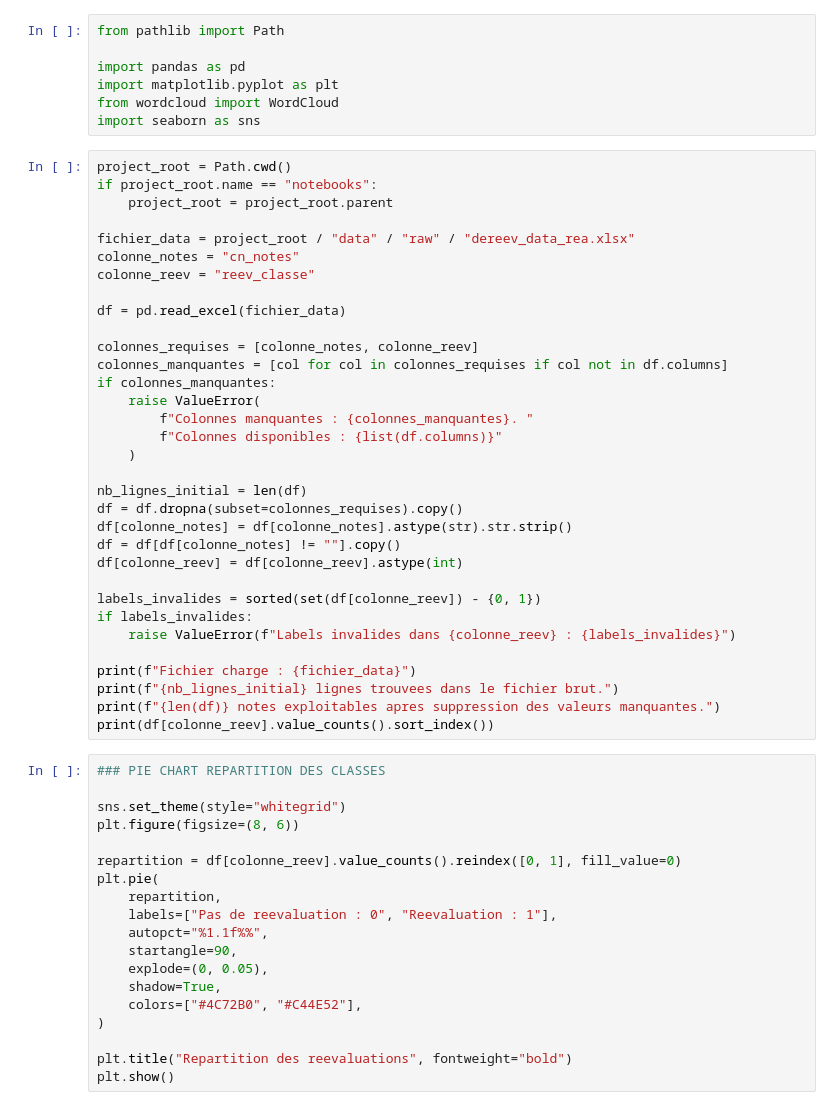
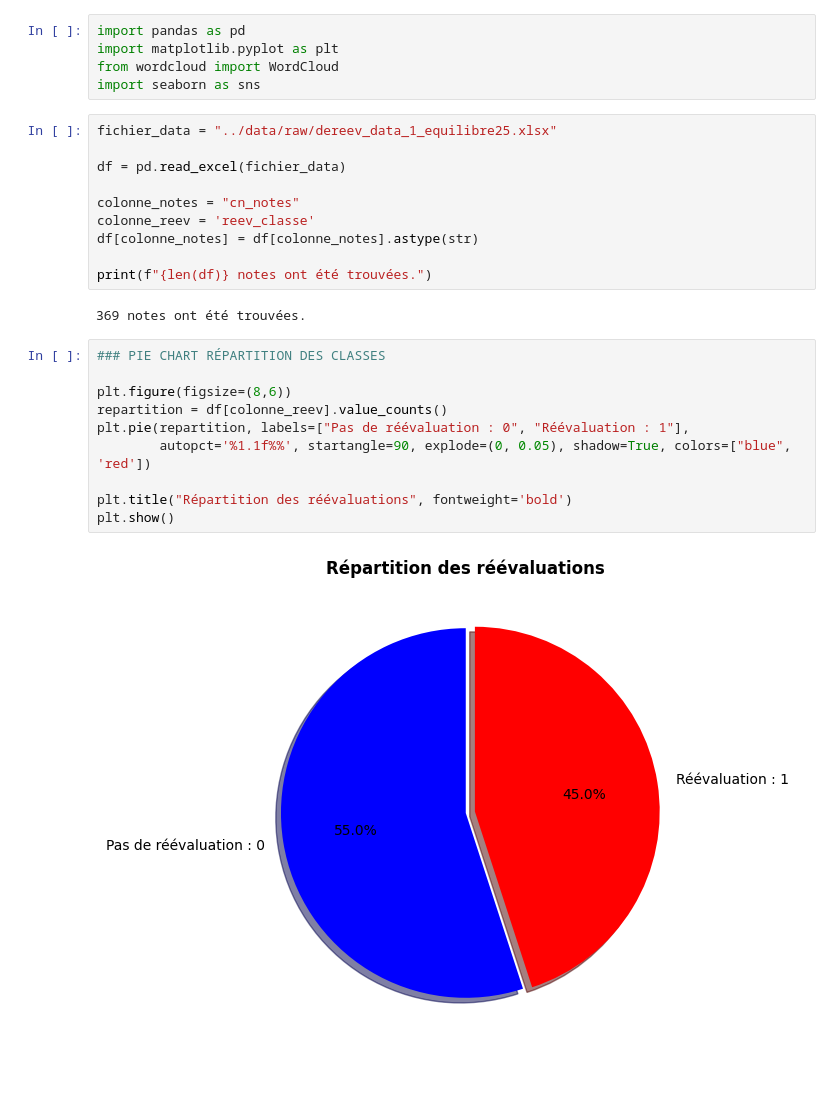
Before and after one commit to roniybaykar/projet-dereev, a Jupyter notebook: notebooks/eda.ipynb, the cells around one changed output. Cells and saved outputs as stored; diff of their text form; blank space fills up the shorter version.

```diff
--- a/notebooks/eda.ipynb
+++ b/notebooks/eda.ipynb
@@ -1,61 +1,31 @@
 # %%
-from pathlib import Path
-
 import pandas as pd
 import matplotlib.pyplot as plt
 from wordcloud import WordCloud
 import seaborn as sns
-# %%
-project_root = Path.cwd()
-if project_root.name == "notebooks":
-    project_root = project_root.parent
-
-fichier_data = project_root / "data" / "raw" / "dereev_data_rea.xlsx"
-colonne_notes = "cn_notes"
-colonne_reev = "reev_classe"
-
-df = pd.read_excel(fichier_data)
-
-colonnes_requises = [colonne_notes, colonne_reev]
-colonnes_manquantes = [col for col in colonnes_requises if col not in df.columns]
-if colonnes_manquantes:
-    raise ValueError(
-        f"Colonnes manquantes : {colonnes_manquantes}. "
-        f"Colonnes disponibles : {list(df.columns)}"
-    )
-
-nb_lignes_initial = len(df)
-df = df.dropna(subset=colonnes_requises).copy()
-df[colonne_notes] = df[colonne_notes].astype(str).str.strip()
-df = df[df[colonne_notes] != ""].copy()
-df[colonne_reev] = df[colonne_reev].astype(int)
-
-labels_invalides = sorted(set(df[colonne_reev]) - {0, 1})
-if labels_invalides:
-    raise ValueError(f"Labels invalides dans {colonne_reev} : {labels_invalides}")
-
-print(f"Fichier charge : {fichier_data}")
-print(f"{nb_lignes_initial} lignes trouvees dans le fichier brut.")
-print(f"{len(df)} notes exploitables apres suppression des valeurs manquantes.")
-print(df[colonne_reev].value_counts().sort_index())
+# %%
+fichier_data = "../data/raw/dereev_data_1_equilibre25.xlsx"
+
+df = pd.read_excel(fichier_data)
+
+colonne_notes = "cn_notes"
+colonne_reev = 'reev_classe'
+df[colonne_notes] = df[colonne_notes].astype(str)
+
+print(f"{len(df)} notes ont été trouvées.")
+# %% [output]
+369 notes ont été trouvées.
 # %%
-### PIE CHART REPARTITION DES CLASSES
+### PIE CHART RÉPARTITION DES CLASSES
 
-sns.set_theme(style="whitegrid")
-plt.figure(figsize=(8, 6))
+plt.figure(figsize=(8,6))
+repartition = df[colonne_reev].value_counts()
+plt.pie(repartition, labels=["Pas de réévaluation : 0", "Réévaluation : 1"],
+        autopct='%1.1f%%', startangle=90, explode=(0, 0.05), shadow=True, colors=["blue", 'red'])
 
-repartition = df[colonne_reev].value_counts().reindex([0, 1], fill_value=0)
-plt.pie(
-    repartition,
-    labels=["Pas de reevaluation : 0", "Reevaluation : 1"],
-    autopct="%1.1f%%",
-    startangle=90,
-    explode=(0, 0.05),
-    shadow=True,
-    colors=["#4C72B0", "#C44E52"],
-)
-
-plt.title("Repartition des reevaluations", fontweight="bold")
+plt.title("Répartition des réévaluations", fontweight='bold')
 plt.show()
+# %% [output]
+[figure, added]
 # %%
 ### WORDCLOUD
```
Also changed, not shown: parts of 3 cells of this notebook, 6 other files.
